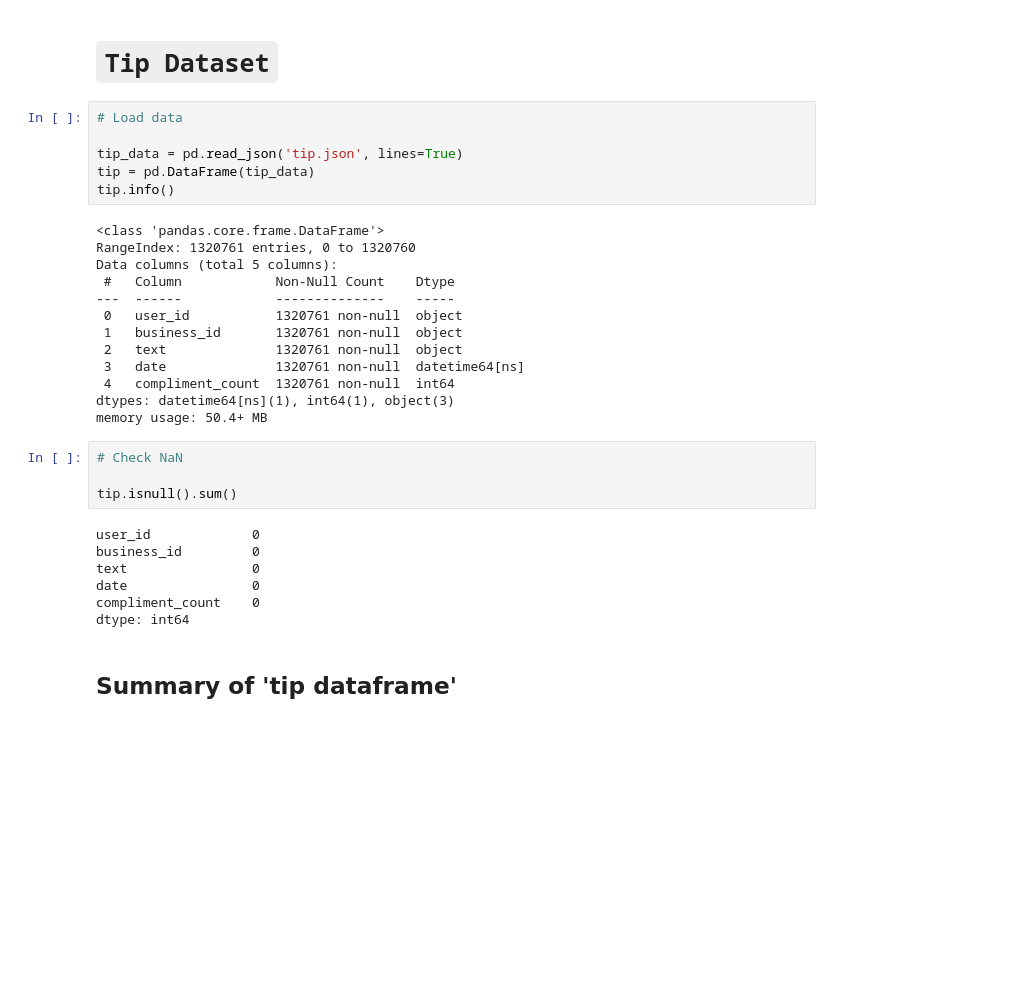
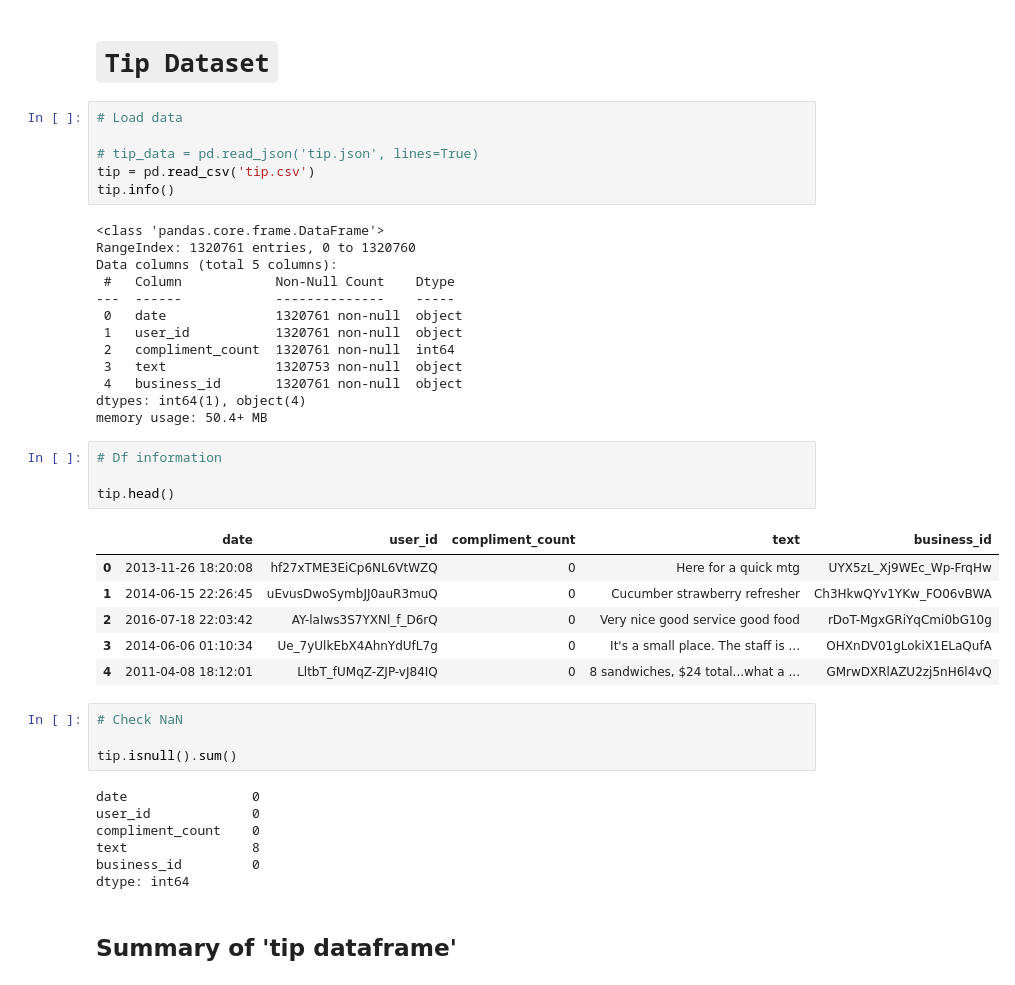
Before and after one commit to m-pushkar/Springboard, a Jupyter notebook: Recommendation Engine/Yelp_data_wrangling.ipynb, the cells around one changed output. Drawn from its saved outputs; the diff is of its cells as text; blank space fills up the shorter version.

```diff
--- a/Recommendation Engine/Yelp_data_wrangling.ipynb
+++ b/Recommendation Engine/Yelp_data_wrangling.ipynb
@@ -347,8 +314,8 @@ len(review['review_id'].unique())
 # %%
 # Load data
 
-tip_data = pd.read_json('tip.json', lines=True)
-tip = pd.DataFrame(tip_data)
+# tip_data = pd.read_json('tip.json', lines=True)
+tip = pd.read_csv('tip.csv')
 tip.info()
 # %% [output]
 <class 'pandas.core.frame.DataFrame'>
@@ -356,23 +323,34 @@ RangeIndex: 1320761 entries, 0 to 1320760
 Data columns (total 5 columns):
  #   Column            Non-Null Count    Dtype
 ---  ------            --------------    -----
- 0   user_id           1320761 non-null  object
- 1   business_id       1320761 non-null  object
- 2   text              1320761 non-null  object
- 3   date              1320761 non-null  datetime64[ns]
- 4   compliment_count  1320761 non-null  int64
-dtypes: datetime64[ns](1), int64(1), object(3)
+ 0   date              1320761 non-null  object
+ 1   user_id           1320761 non-null  object
+ 2   compliment_count  1320761 non-null  int64
+ 3   text              1320753 non-null  object
+ 4   business_id       1320761 non-null  object
+dtypes: int64(1), object(4)
 memory usage: 50.4+ MB
+# %%
+# Df information
+
+tip.head()
+# %% [output]
+|  | date | user_id | compliment_count | text | business_id |
+| 0 | 2013-11-26 18:20:08 | hf27xTME3EiCp6NL6VtWZQ | 0 | Here for a quick mtg | UYX5zL_Xj9WEc_Wp-FrqHw |
+| 1 | 2014-06-15 22:26:45 | uEvusDwoSymbJJ0auR3muQ | 0 | Cucumber strawberry refresher | Ch3HkwQYv1YKw_FO06vBWA |
+| 2 | 2016-07-18 22:03:42 | AY-laIws3S7YXNl_f_D6rQ | 0 | Very nice good service good food | rDoT-MgxGRiYqCmi0bG10g |
+| 3 | 2014-06-06 01:10:34 | Ue_7yUlkEbX4AhnYdUfL7g | 0 | It's a small place. The staff is ... | OHXnDV01gLokiX1ELaQufA |
+| 4 | 2011-04-08 18:12:01 | LltbT_fUMqZ-ZJP-vJ84IQ | 0 | 8 sandwiches, $24 total...what a ... | GMrwDXRlAZU2zj5nH6l4vQ |
 # %%
 # Check NaN
 
 tip.isnull().sum()
 # %% [output]
+date                0
 user_id             0
+compliment_count    0
+text                8
 business_id         0
-text                0
-date                0
-compliment_count    0
 dtype: int64
 # %% [markdown]
 ## Summary of 'tip dataframe'
```
Also changed, not shown: parts of 22 cells of this notebook, 9 other files.
